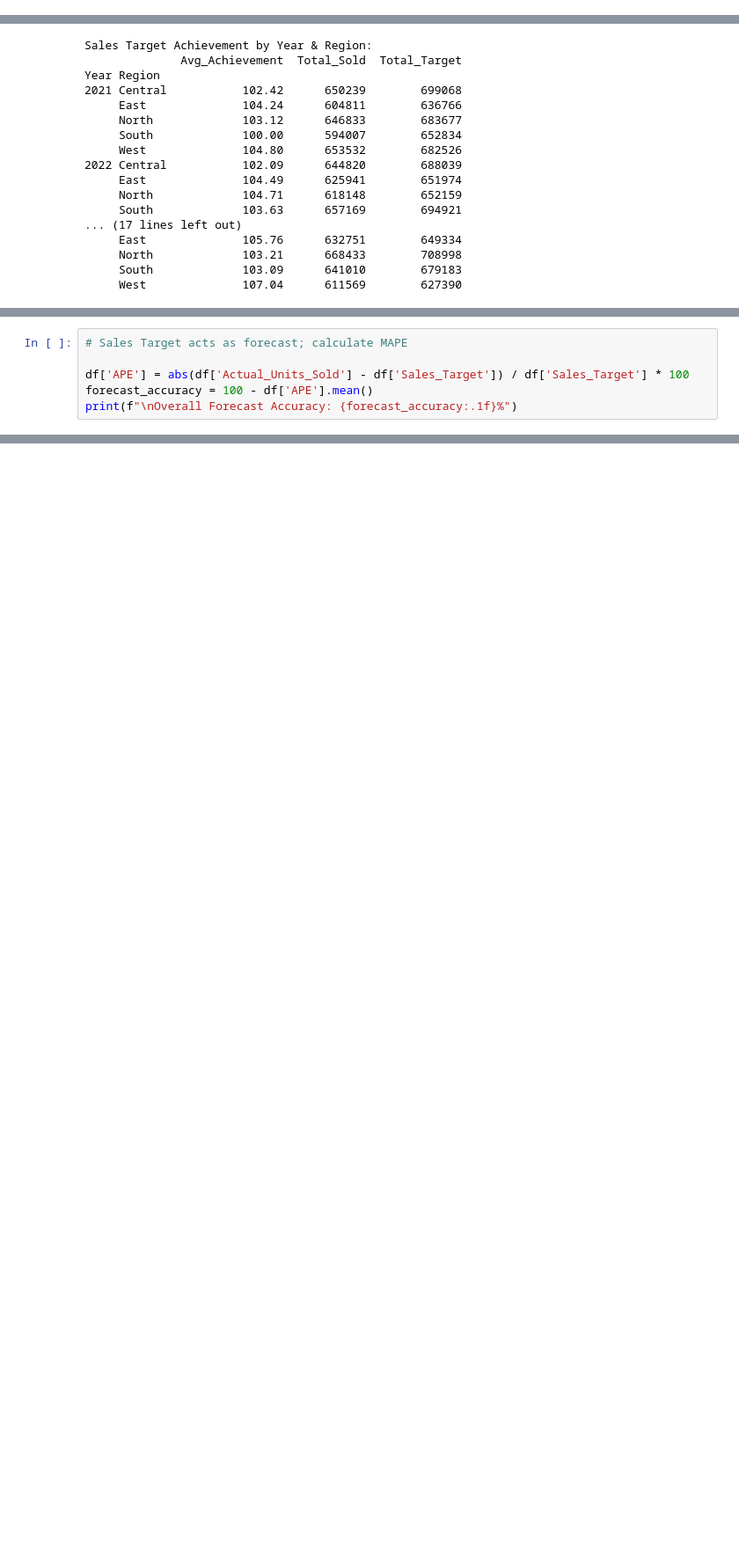
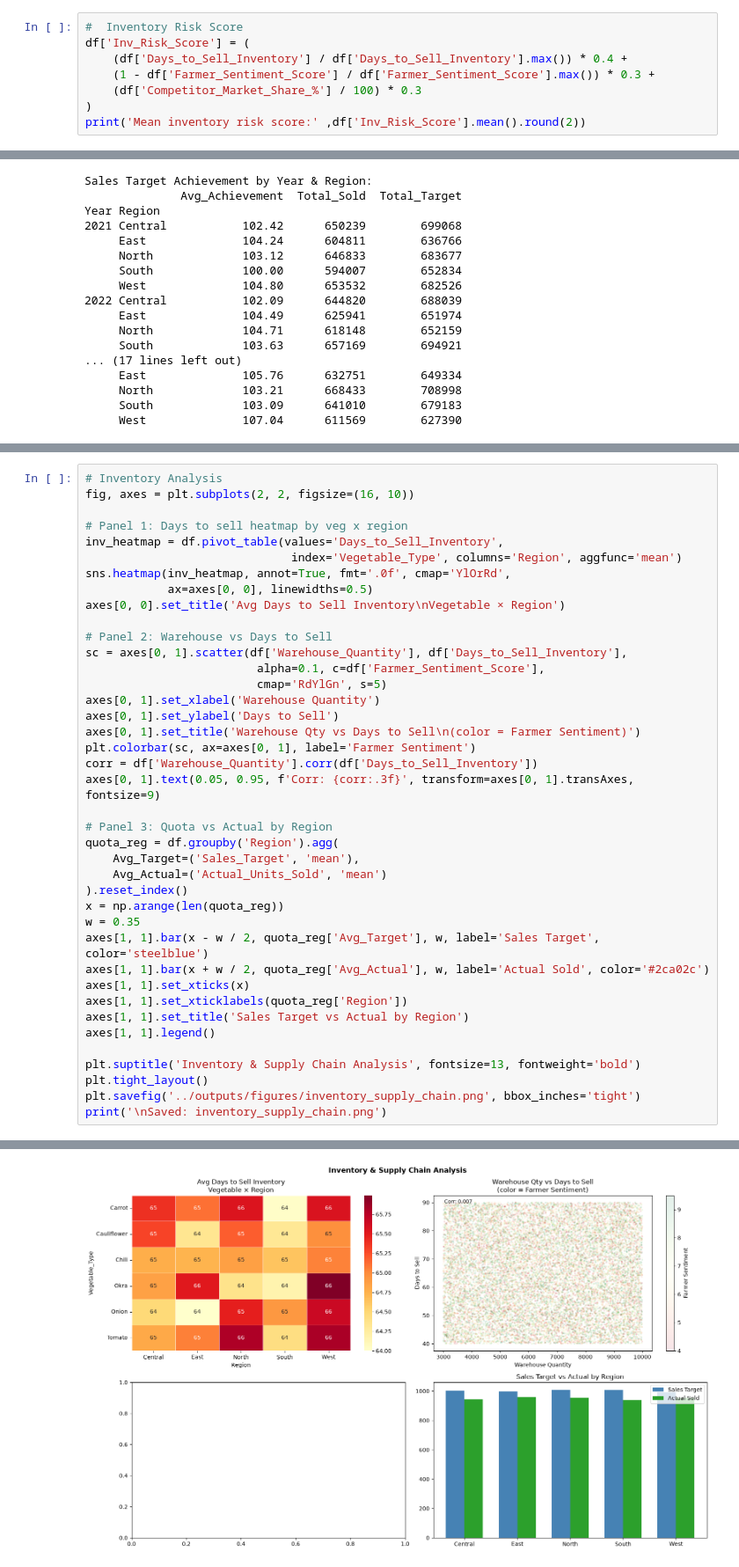
Before and after one commit to sghosh0210/Agiricultural-Project, a Jupyter notebook: notebooks/04_inventory_supply_chain.ipynb, the cells around one changed output, grey strips where cells are left out. Shown at 88% size. Cells and saved outputs as stored; diff of their text form; blank space fills up the shorter version.

Commit message:
add inventory

```diff
--- a/notebooks/04_inventory_supply_chain.ipynb
+++ b/notebooks/04_inventory_supply_chain.ipynb
@@ -5,3 +5,11 @@ import matplotlib.pyplot as plt
 import seaborn as sns
 
 df = pd.read_csv('../data/raw/india_agriculture_seed_sales_data.csv')
+# %%
+#  Inventory Risk Score
+df['Inv_Risk_Score'] = (
+    (df['Days_to_Sell_Inventory'] / df['Days_to_Sell_Inventory'].max()) * 0.4 +
+    (1 - df['Farmer_Sentiment_Score'] / df['Farmer_Sentiment_Score'].max()) * 0.3 +
+    (df['Competitor_Market_Share_%'] / 100) * 0.3
+)
+print('Mean inventory risk score:' ,df['Inv_Risk_Score'].mean().round(2))
@@ -70,6 +115,0 @@ Forecast Accuracy Metric
-# %%
-# Sales Target acts as forecast; calculate MAPE
-
-df['APE'] = abs(df['Actual_Units_Sold'] - df['Sales_Target']) / df['Sales_Target'] * 100
-forecast_accuracy = 100 - df['APE'].mean()
-print(f"\nOverall Forecast Accuracy: {forecast_accuracy:.1f}%")
@@ -77,0 +116,41 @@ Overall Forecast Accuracy: 63.5%
+# %%
+# Inventory Analysis
+fig, axes = plt.subplots(2, 2, figsize=(16, 10))
+
+# Panel 1: Days to sell heatmap by veg x region
+inv_heatmap = df.pivot_table(values='Days_to_Sell_Inventory',
+                              index='Vegetable_Type', columns='Region', aggfunc='mean')
+sns.heatmap(inv_heatmap, annot=True, fmt='.0f', cmap='YlOrRd',
+            ax=axes[0, 0], linewidths=0.5)
+axes[0, 0].set_title('Avg Days to Sell Inventory\nVegetable × Region')
+
+# Panel 2: Warehouse vs Days to Sell
+sc = axes[0, 1].scatter(df['Warehouse_Quantity'], df['Days_to_Sell_Inventory'],
+                         alpha=0.1, c=df['Farmer_Sentiment_Score'],
+                         cmap='RdYlGn', s=5)
+axes[0, 1].set_xlabel('Warehouse Quantity')
+axes[0, 1].set_ylabel('Days to Sell')
+axes[0, 1].set_title('Warehouse Qty vs Days to Sell\n(color = Farmer Sentiment)')
+plt.colorbar(sc, ax=axes[0, 1], label='Farmer Sentiment')
+corr = df['Warehouse_Quantity'].corr(df['Days_to_Sell_Inventory'])
+axes[0, 1].text(0.05, 0.95, f'Corr: {corr:.3f}', transform=axes[0, 1].transAxes, fontsize=9)
+
+# Panel 3: Quota vs Actual by Region
+quota_reg = df.groupby('Region').agg(
+    Avg_Target=('Sales_Target', 'mean'),
+    Avg_Actual=('Actual_Units_Sold', 'mean')
+).reset_index()
+x = np.arange(len(quota_reg))
+w = 0.35
+axes[1, 1].bar(x - w / 2, quota_reg['Avg_Target'], w, label='Sales Target', color='steelblue')
+axes[1, 1].bar(x + w / 2, quota_reg['Avg_Actual'], w, label='Actual Sold', color='#2ca02c')
+axes[1, 1].set_xticks(x)
+axes[1, 1].set_xticklabels(quota_reg['Region'])
+axes[1, 1].set_title('Sales Target vs Actual by Region')
+axes[1, 1].legend()
+
+plt.suptitle('Inventory & Supply Chain Analysis', fontsize=13, fontweight='bold')
+plt.tight_layout()
+plt.savefig('../outputs/figures/inventory_supply_chain.png', bbox_inches='tight')
+print('\nSaved: inventory_supply_chain.png')
+# %% [output]
@@ -77,0 +158 @@ Overall Forecast Accuracy: 63.5%
+[figure, added]
```
Also changed, not shown: parts of 6 cells of this notebook.
